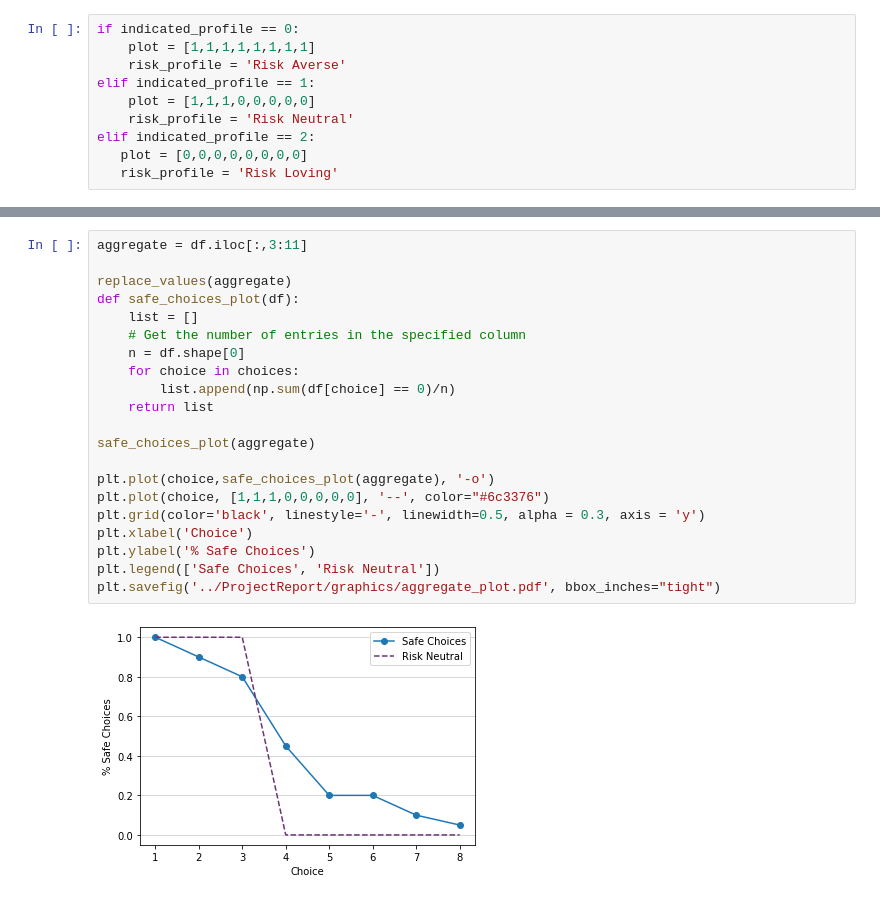
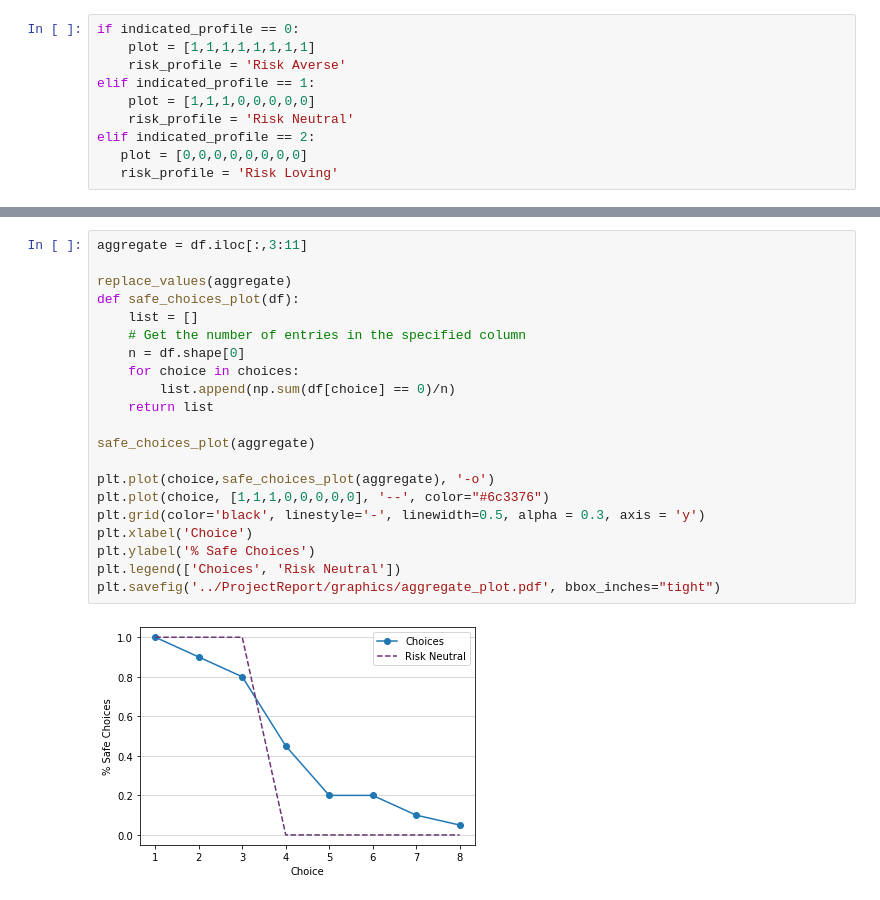
Before and after one commit to olafghanizadeh/progtech-project, a Jupyter notebook: Jupyter/DataAnalysis.ipynb, the cells around one changed output, grey strips where cells are left out. Drawn from its saved outputs; the diff is of its cells as text.

```diff
--- a/Jupyter/DataAnalysis.ipynb
+++ b/Jupyter/DataAnalysis.ipynb
@@ -132,23 +132,23 @@ plt.savefig('../ProjectReport/graphics/random_plot.pdf', bbox_inches="tight")
 # %%
 aggregate = df.iloc[:,3:11]
 
 replace_values(aggregate)
 def safe_choices_plot(df):
     list = []
     # Get the number of entries in the specified column
     n = df.shape[0]
     for choice in choices:
         list.append(np.sum(df[choice] == 0)/n)
     return list
 
 safe_choices_plot(aggregate)
 
 plt.plot(choice,safe_choices_plot(aggregate), '-o')
 plt.plot(choice, [1,1,1,0,0,0,0,0], '--', color="#6c3376")
 plt.grid(color='black', linestyle='-', linewidth=0.5, alpha = 0.3, axis = 'y')
 plt.xlabel('Choice')
 plt.ylabel('% Safe Choices')
-plt.legend(['Safe Choices', 'Risk Neutral'])
+plt.legend(['Choices', 'Risk Neutral'])
 plt.savefig('../ProjectReport/graphics/aggregate_plot.pdf', bbox_inches="tight")
 # %% [output]
-[figure, old version]
+[figure, new version]
```
Also changed, not shown: parts of 1 cell of this notebook, 11 other files.
